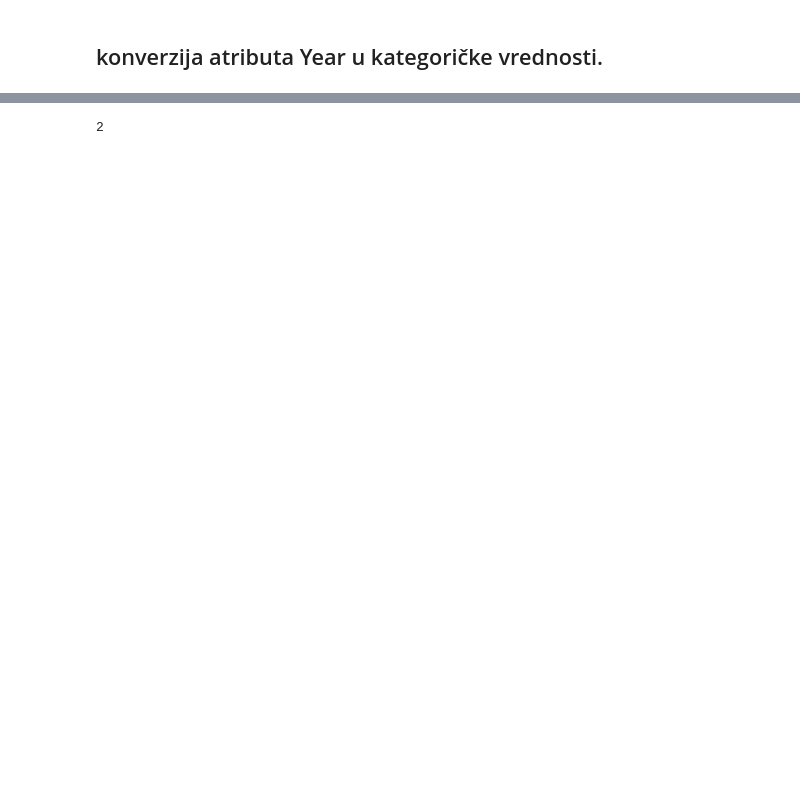
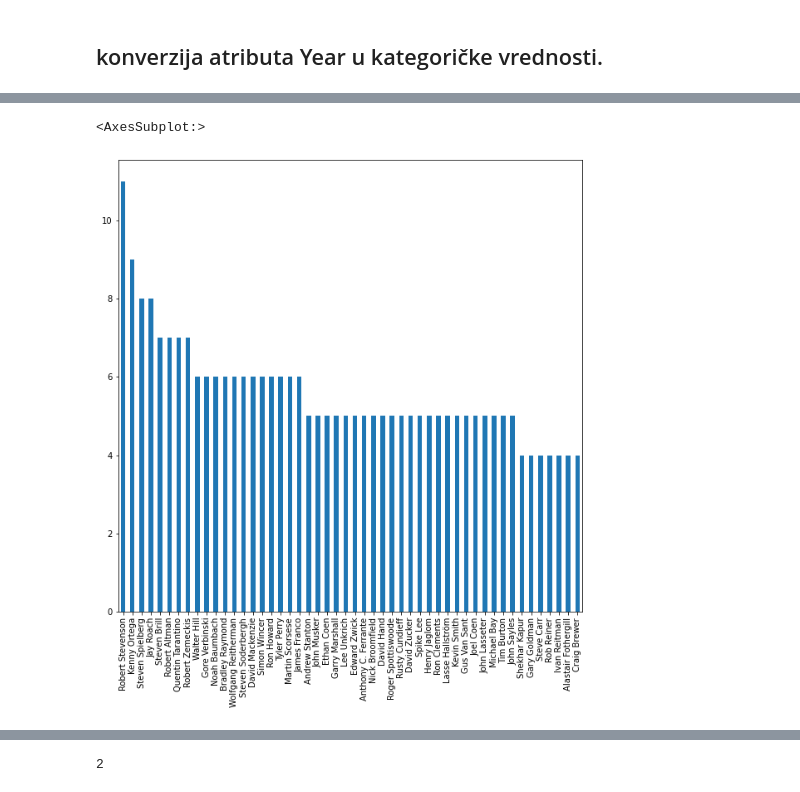
Before and after one commit to DraganaStojnev/ML2_Clusterization, a Jupyter notebook: Klasterizacija.ipynb, the cells around one changed output, grey strips where cells are left out. Cells and saved outputs as stored; diff of their text form; code cells hidden in the pictures; blank space fills up the shorter version.

```diff
--- a/Klasterizacija.ipynb
+++ b/Klasterizacija.ipynb
@@ -139,0 +162,5 @@ AttributeError: 'float' object has no attribute 'split'
+# %%
+plot_column('Directors',50)
+# %% [output]
+<AxesSubplot:>
+[figure, added]
```
Also changed, not shown: parts of 32 cells of this notebook, 3 other files.
